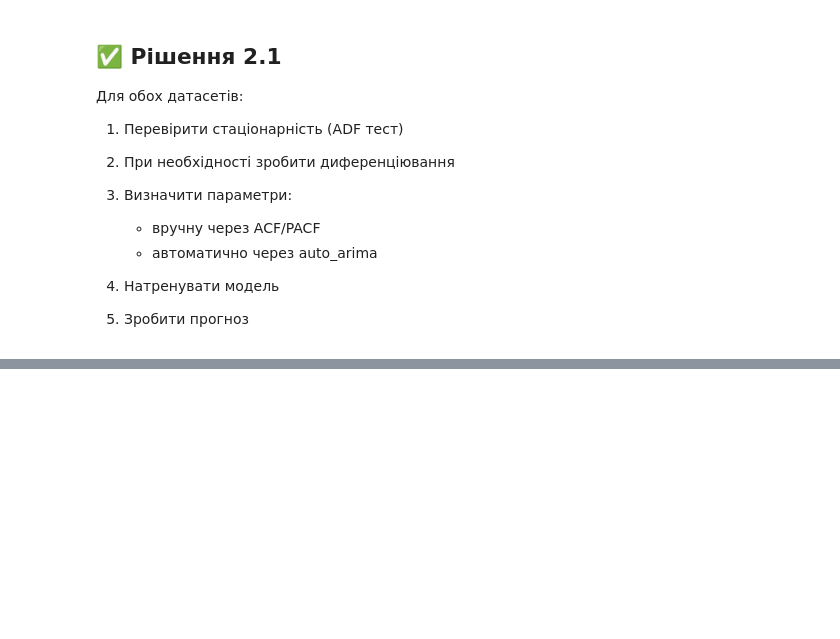
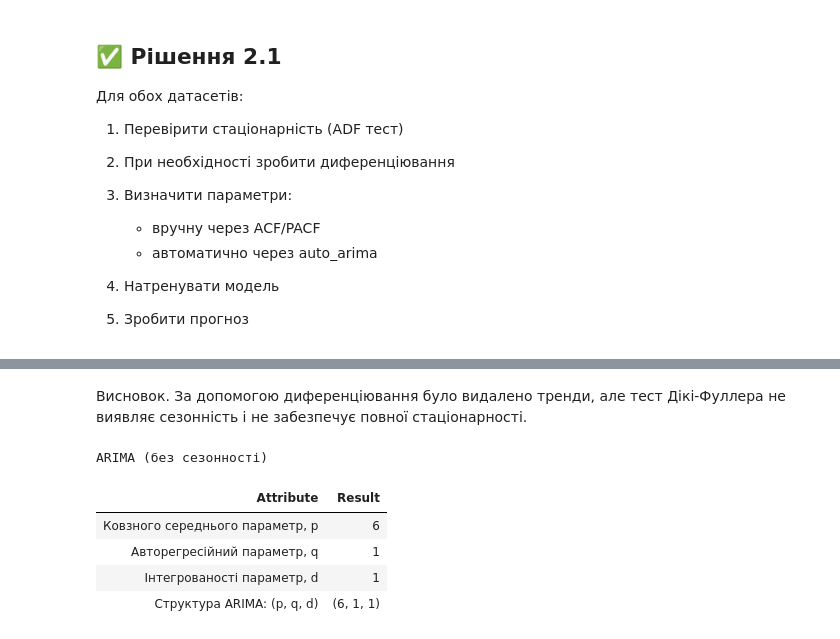
Before and after one commit to BogdanPinchuk/DataScience-PBY_HW16, a Jupyter notebook: Bohdan_Pinchuk_DS_HW16.ipynb, the cells around one changed output, grey strips where cells are left out. Drawn from its saved outputs; the diff is of its cells as text; code cells hidden in the pictures; blank space fills up the shorter version.

```diff
--- a/Bohdan_Pinchuk_DS_HW16.ipynb
+++ b/Bohdan_Pinchuk_DS_HW16.ipynb
@@ -504,0 +655,30 @@ MA(q)       | Обривається різко на q лагу | Затихає
+# %% [markdown]
+Висновок. За допомогою диференціювання було видалено тренди, але тест Дікі-Фуллера не виявляє сезонність і не забезпечує повної стаціонарності.
+# %%
+import apps.main as mn
+import apps.reporter as rpt
+
+# Input data
+data_set = output_ar
+
+# Solution
+
+# знаходження q вручну
+q_ar = mn.find_q_acf_manually(data_set)
+p_ar = mn.find_p_pacf_manually(data_set)
+
+rp = rpt.Reporter()
+rp.add_item("Ковзного середнього параметр, p", str(p_ar))
+rp.add_item("Авторегресійний параметр, q", str(q_ar))
+rp.add_item("Інтегрованості параметр, d", str(d_ar))
+rp.add_item("Структура ARIMA: (p, q, d)", f"({p_ar}, {q_ar}, {d_ar})")
+
+# Print results
+rp.print_pd_report(ds_arima_name)
+# %% [output]
+ARIMA (без сезонності)
+| Attribute | Result |
+| Ковзного середнього параметр, p | 6 |
+| Авторегресійний параметр, q | 1 |
+| Інтегрованості параметр, d | 1 |
+| Структура ARIMA: (p, q, d) | (6, 1, 1) |
```
Also changed, not shown: parts of 6 cells of this notebook, 3 other files.
